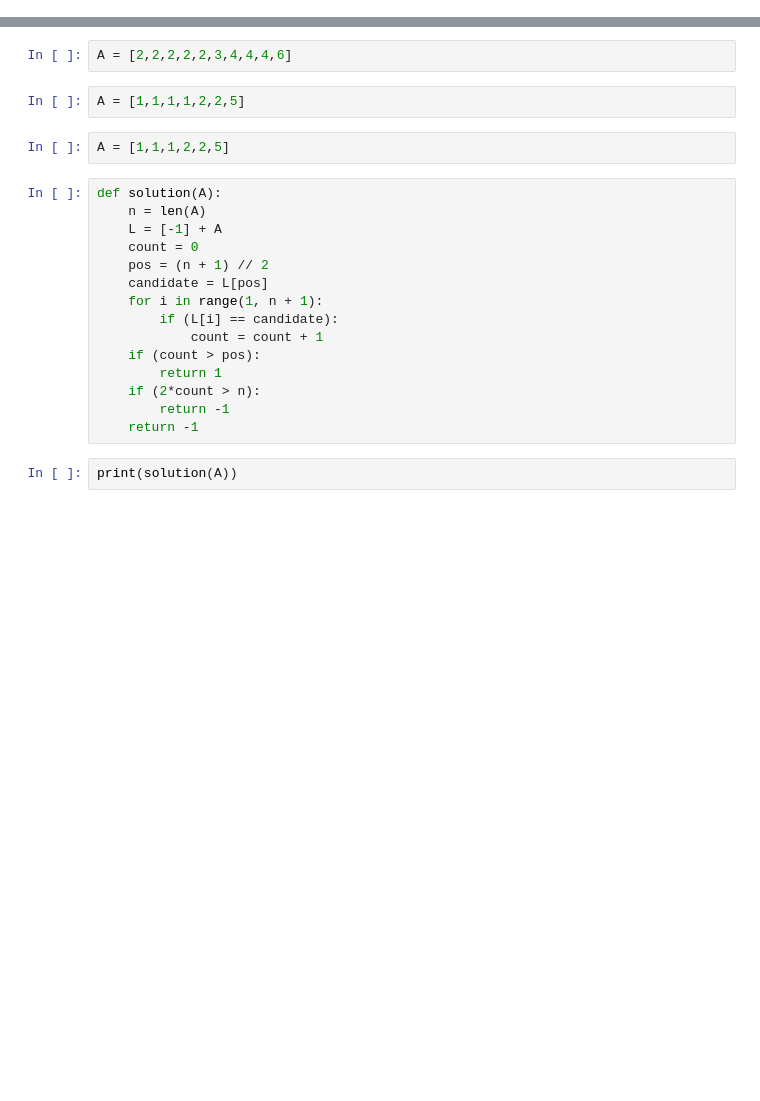
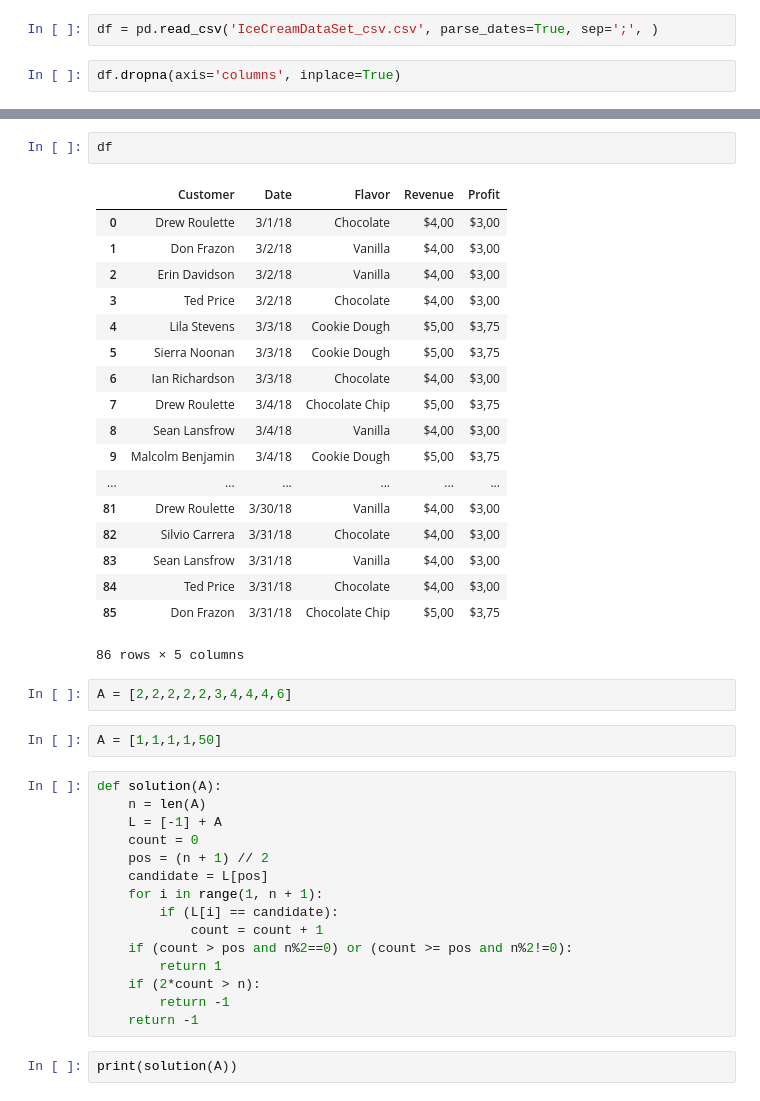
Before and after one commit to pozernishku/interview_rem, a Jupyter notebook: Problem6 7 8.ipynb, the cells around one changed output, grey strips where cells are left out. Drawn from its saved outputs; the diff is of its cells as text; blank space fills up the shorter version.

```diff
--- a/Problem6 7 8.ipynb
+++ b/Problem6 7 8.ipynb
@@ -0,0 +19,4 @@
+# %%
+df = pd.read_csv('IceCreamDataSet_csv.csv', parse_dates=True, sep=';', )
+# %%
+df.dropna(axis='columns', inplace=True)
@@ -1,9 +44,28 @@
+# %%
+df
+# %% [output]
+|  | Customer | Date | Flavor | Revenue | Profit |
+| 0 | Drew Roulette | 3/1/18 | Chocolate | $4,00 | $3,00 |
+| 1 | Don Frazon | 3/2/18 | Vanilla | $4,00 | $3,00 |
+| 2 | Erin Davidson | 3/2/18 | Vanilla | $4,00 | $3,00 |
+| 3 | Ted Price | 3/2/18 | Chocolate | $4,00 | $3,00 |
+| 4 | Lila Stevens | 3/3/18 | Cookie Dough | $5,00 | $3,75 |
+| 5 | Sierra Noonan | 3/3/18 | Cookie Dough | $5,00 | $3,75 |
+| 6 | Ian Richardson | 3/3/18 | Chocolate | $4,00 | $3,00 |
+| 7 | Drew Roulette | 3/4/18 | Chocolate Chip | $5,00 | $3,75 |
+| 8 | Sean Lansfrow | 3/4/18 | Vanilla | $4,00 | $3,00 |
+| 9 | Malcolm Benjamin | 3/4/18 | Cookie Dough | $5,00 | $3,75 |
+| ... | ... | ... | ... | ... | ... |
+| 81 | Drew Roulette | 3/30/18 | Vanilla | $4,00 | $3,00 |
+| 82 | Silvio Carrera | 3/31/18 | Chocolate | $4,00 | $3,00 |
+| 83 | Sean Lansfrow | 3/31/18 | Vanilla | $4,00 | $3,00 |
+| 84 | Ted Price | 3/31/18 | Chocolate | $4,00 | $3,00 |
+| 85 | Don Frazon | 3/31/18 | Chocolate Chip | $5,00 | $3,75 |
+86 rows × 5 columns
 # %%
 A = [2,2,2,2,2,3,4,4,4,6]
 # %%
-A = [1,1,1,1,2,2,5]
+A = [1,1,1,1,50]
-# %%
-A = [1,1,1,2,2,5]
 # %%
 def solution(A):
     n = len(A)
@@ -14,7 +76,7 @@ def solution(A):
     for i in range(1, n + 1):
         if (L[i] == candidate):
             count = count + 1
-    if (count > pos):
+    if (count > pos and n%2==0) or (count >= pos and n%2!=0):
         return 1
     if (2*count > n):
         return -1
```
Also changed, not shown: parts of 7 cells of this notebook, 2 other files.
